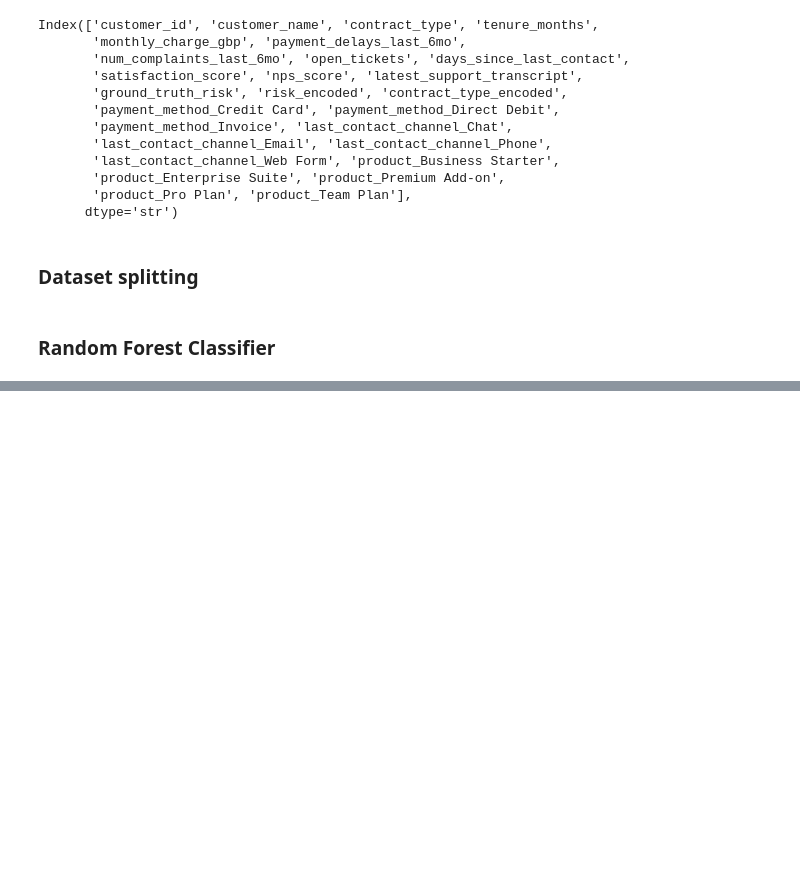
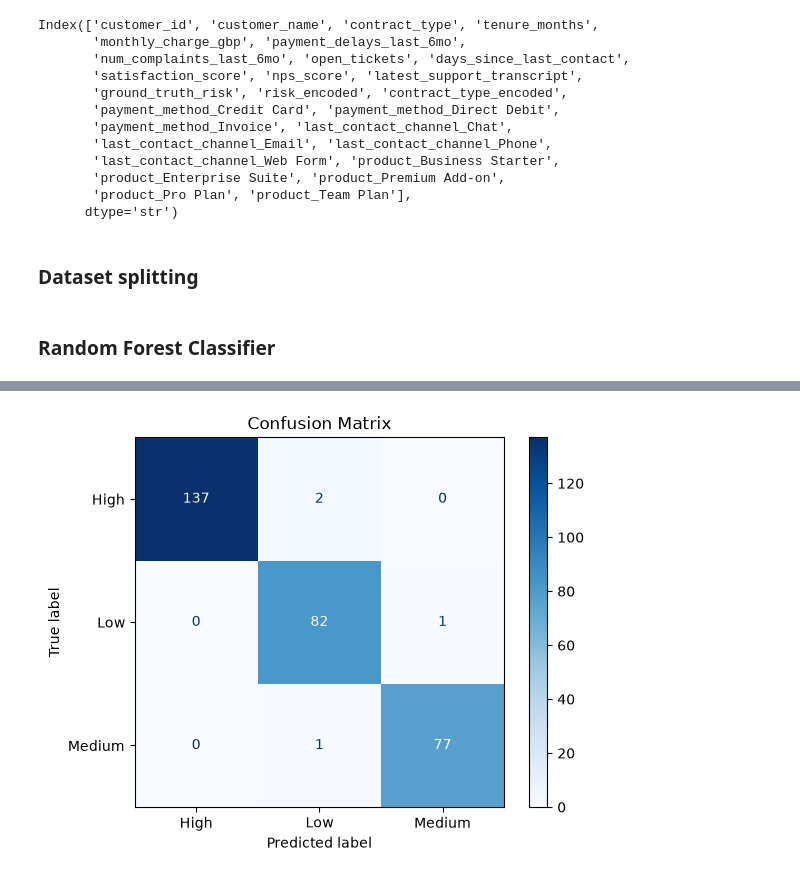
Before and after one commit to nasoskar/Intelligent-Customer-Signal-Detector, a Jupyter notebook: main.ipynb, the cells around one changed output, grey strips where cells are left out. Cells and saved outputs as stored; diff of their text form; code cells hidden in the pictures; blank space fills up the shorter version.

```diff
--- a/main.ipynb
+++ b/main.ipynb
@@ -138,7 +138,7 @@ Index(['customer_id', 'customer_name', 'contract_type', 'tenure_months',
 # %%
 from sklearn.model_selection import train_test_split
 
-drop_cols = ["customer_id", "customer_name", "latest_support_transcript", "ground_truth_risk", "risk_encoded"]
+drop_cols = ["customer_id", "customer_name", "latest_support_transcript", "ground_truth_risk", "risk_encoded", "contract_type"]
 X = df.drop(columns=drop_cols)
 y = df['risk_encoded']
 X_train, X_test, y_train, y_test = train_test_split(X, y, test_size=0.2, random_state=42, stratify=y, shuffle=True)
@@ -146,9 +146,30 @@ X_train, X_test, y_train, y_test = train_test_split(X, y, test_size=0.2, random_
 ### Random Forest Classifier
 # %%
 from sklearn.ensemble import RandomForestClassifier
-from sklearn.datasets import make_classification
-X, y = make_classification(n_samples=1000, n_features=4,
-                           n_informative=2, n_redundant=0,
-                           random_state=0, shuffle=False)
-clf = RandomForestClassifier(max_depth=2, random_state=0, class_weight='balanced')
-clf.fit(X, y)
+from sklearn.model_selection import GridSearchCV
+from sklearn.metrics import classification_report
+
+grid_search = GridSearchCV(
+    RandomForestClassifier(
+        class_weight='balanced',
+        max_features='sqrt',
+        min_samples_leaf=2,
+        random_state=42,
+        n_jobs=-1
+    ),
+    param_grid={
+        'n_estimators': [100, 200],
+        'max_depth': [5, 10, 15],
+        'min_samples_split': [2, 5]
+    },
+    cv=5,
+    scoring='f1_macro',
+    n_jobs=-1
+)
+grid_search.fit(X_train, y_train)
+
+clf = grid_search.best_estimator_
+print(f"Best params: {grid_search.best_params_}")
+
+y_pred = clf.predict(X_test)
+print(classification_report(y_test, y_pred, target_names=['High', 'Low', 'Medium']))
@@ -154,0 +187,10 @@ clf.fit(X, y)
+# %%
+from sklearn.metrics import confusion_matrix, ConfusionMatrixDisplay
+
+cm = confusion_matrix(y_test, y_pred)
+disp = ConfusionMatrixDisplay(confusion_matrix=cm, display_labels=['High', 'Low', 'Medium'])
+disp.plot(cmap='Blues')
+plt.title("Confusion Matrix")
+plt.show()
+# %% [output]
+[figure, added]
```
Also changed, not shown: parts of 8 cells of this notebook, 4 other files.
